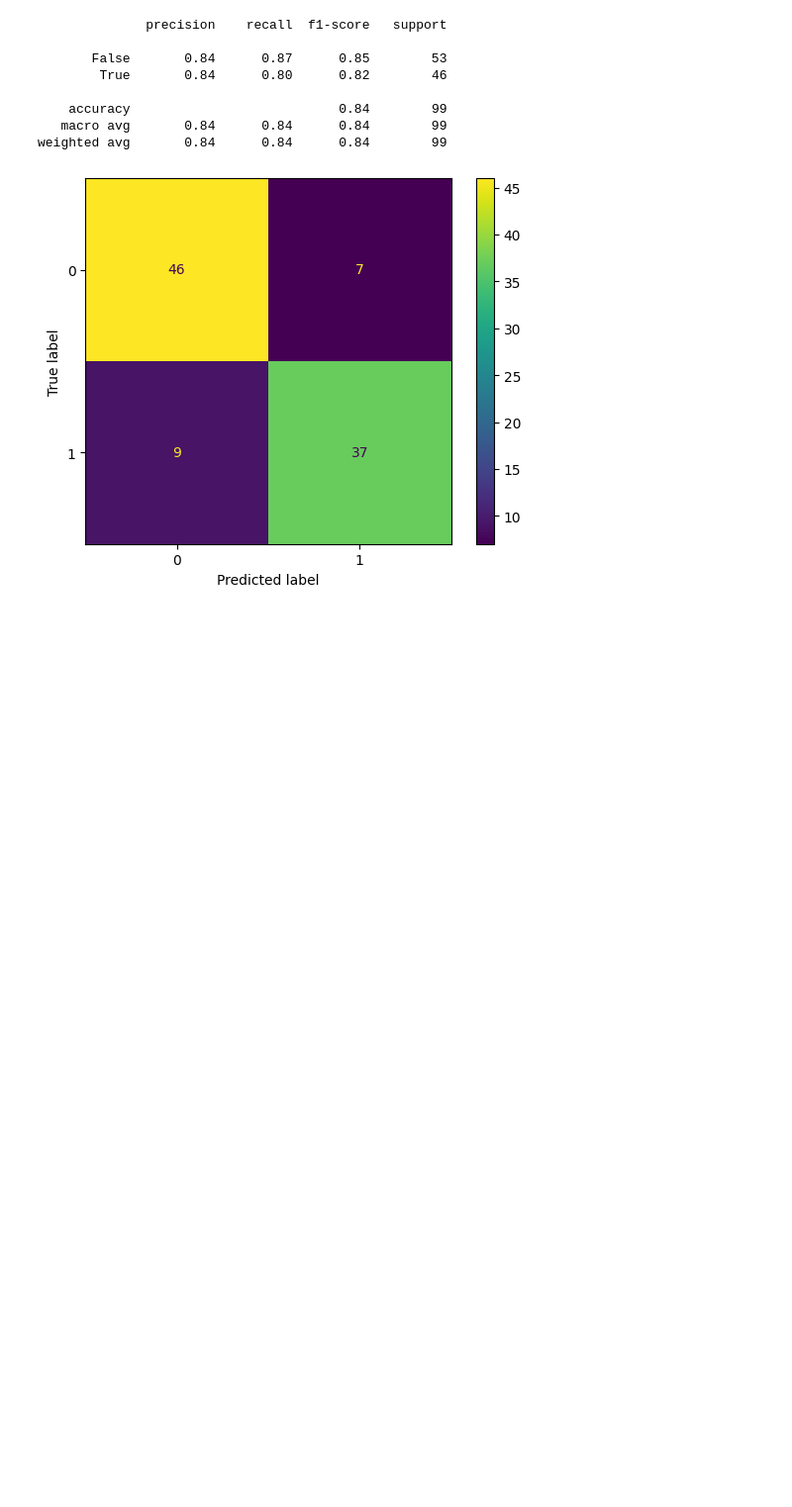
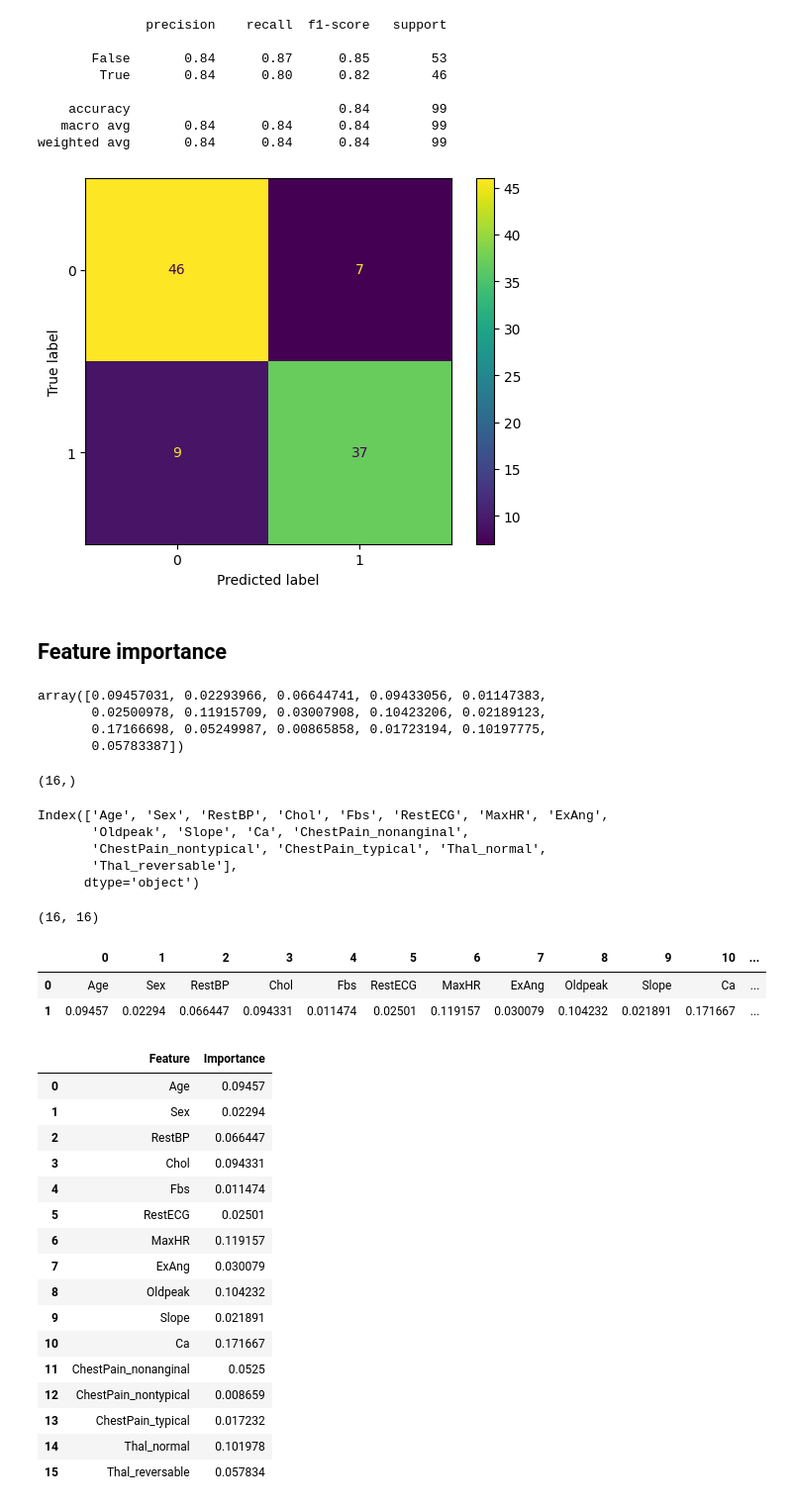
Before and after one commit to kokchun/ai_engineering_kokchun_giang, a Jupyter notebook: code-alongs/06_random_forest/random_forest.ipynb, the cells around one changed output. Shown at 99% size. Drawn from its saved outputs; the diff is of its cells as text; code cells hidden in the pictures; blank space fills up the shorter version.

```diff
--- a/code-alongs/06_random_forest/random_forest.ipynb
+++ b/code-alongs/06_random_forest/random_forest.ipynb
@@ -143,3 +143,35 @@ ConfusionMatrixDisplay(cm).plot();
    macro avg       0.84      0.84      0.84        99
 weighted avg       0.84      0.84      0.84        99
 [figure]
+# %% [markdown]
+## Feature importance
+# %%
+model.feature_importances_
+# %% [output]
+array([0.09457031, 0.02293966, 0.06644741, 0.09433056, 0.01147383,
+       0.02500978, 0.11915709, 0.03007908, 0.10423206, 0.02189123,
+       0.17166698, 0.05249987, 0.00865858, 0.01723194, 0.10197775,
+       0.05783387])
+# %%
+model.feature_importances_.shape
+# %% [output]
+(16,)
+# %%
+X.columns
+# %% [output]
+Index(['Age', 'Sex', 'RestBP', 'Chol', 'Fbs', 'RestECG', 'MaxHR', 'ExAng',
+       'Oldpeak', 'Slope', 'Ca', 'ChestPain_nonanginal',
+       'ChestPain_nontypical', 'ChestPain_typical', 'Thal_normal',
+       'Thal_reversable'],
+      dtype='object')
+# %%
+len(X.columns), len(model.feature_importances_)
+# %% [output]
+(16, 16)
+# %%
+feature_importance = pd.DataFrame([X.columns, model.feature_importances_])
+feature_importance
+# %% [output]
+|  | 0 | 1 | 2 | 3 | 4 | 5 | 6 | 7 | 8 | 9 | 10 | ... |
+| 0 | Age | Sex | RestBP | Chol | Fbs | RestECG | MaxHR | ExAng | Oldpeak | Slope | Ca | ... |
+| 1 | 0.09457 | 0.02294 | 0.066447 | 0.094331 | 0.011474 | 0.02501 | 0.119157 | 0.030079 | 0.104232 | 0.021891 | 0.171667 | ... |
@@ -145,0 +181,20 @@ weighted avg       0.84      0.84      0.84        99
+# %%
+feature_importance
+# %% [output]
+|  | Feature | Importance |
+| 0 | Age | 0.09457 |
+| 1 | Sex | 0.02294 |
+| 2 | RestBP | 0.066447 |
+| 3 | Chol | 0.094331 |
+| 4 | Fbs | 0.011474 |
+| 5 | RestECG | 0.02501 |
+| 6 | MaxHR | 0.119157 |
+| 7 | ExAng | 0.030079 |
+| 8 | Oldpeak | 0.104232 |
+| 9 | Slope | 0.021891 |
+| 10 | Ca | 0.171667 |
+| 11 | ChestPain_nonanginal | 0.0525 |
+| 12 | ChestPain_nontypical | 0.008659 |
+| 13 | ChestPain_typical | 0.017232 |
+| 14 | Thal_normal | 0.101978 |
+| 15 | Thal_reversable | 0.057834 |
```
Also changed, not shown: parts of 4 cells of this notebook.
